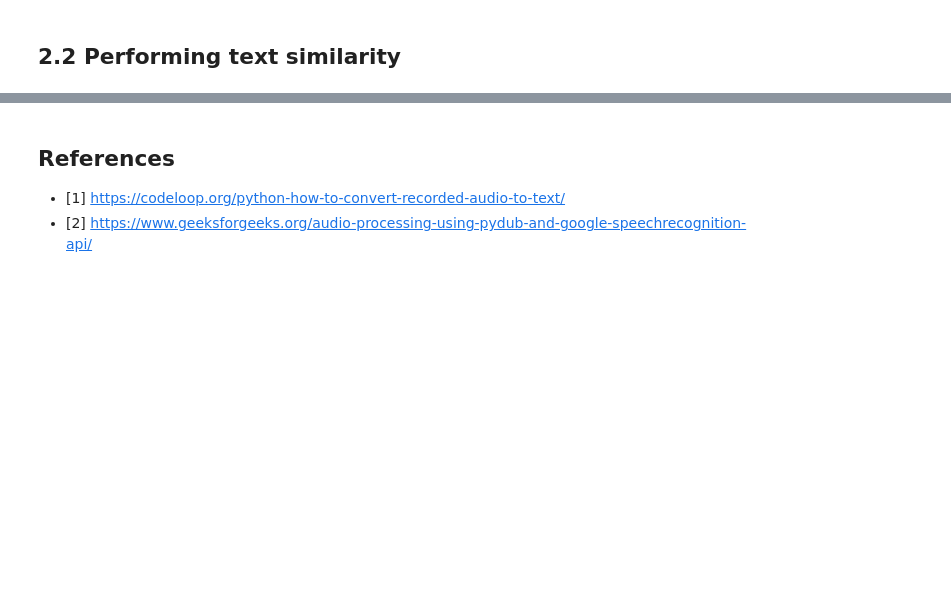
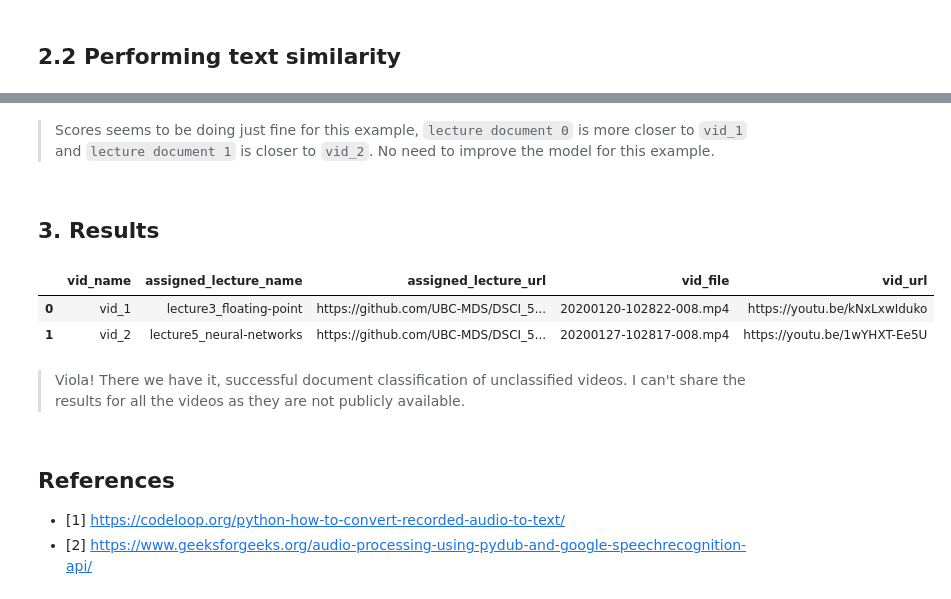
Before and after one commit to anasm-17/auto_video_organizer, a Jupyter notebook: report.ipynb, the cells around one changed output, grey strips where cells are left out. Drawn from its saved outputs; the diff is of its cells as text; code cells hidden in the pictures; blank space fills up the shorter version.

```diff
--- a/report.ipynb
+++ b/report.ipynb
@@ -326,2 +470,4 @@ df_transcr_notes
+# %%
+df_transcr_notes["prep_text"] = df_transcr_notes["transc_text"].apply(lambda x: preprocess(x))
 # %% [markdown]
 ## 2.2 Performing text similarity
@@ -333,3 +527,28 @@ from sklearn.feature_extraction.text import TfidfVectorizer
+# %%
+assigned_lec_class = df_transcr_notes["prep_text"].apply(lambda x: doc_class_assign_tfidf(x, df_lec_notes["prep_text"]))
+# %% [markdown]
+> Scores seems to be doing just fine for this example, `lecture document 0` is more closer to `vid_1` and `lecture document 1` is closer to `vid_2`. No need to improve the model for this example.
+# %% [markdown]
+## 3. Results
+# %%
+df_results = df_transcr_notes.drop(columns=["transc_text", "prep_text"])
+# %%
+# convert lecture class to lecture name using `labeled_docs_indices` from 2.2.1
+df_results["assigned_lecture_name"] = pd.Series(assigned_lec_class.keys()).apply(lambda x: labeled_doc_indices[x])
+# get the lecture URLs
+df_results["assigned_lecture_url"] = df_results["assigned_lecture_name"].apply(lambda x: lecture_urls[x])
+# get the video file name using `videos_dict` from 1.1.1
+df_results["vid_file"] = df_results["vid_name"].apply(lambda x: videos_dict[x])
+# get the video urls
+df_results["vid_url"] = df_results["vid_file"].apply(lambda x: video_urls[x])
+# %%
+df_results
+# %% [output]
+|  | vid_name | assigned_lecture_name | assigned_lecture_url | vid_file | vid_url |
+| 0 | vid_1 | lecture3_floating-point | https://github.com/UBC-MDS/DSCI_5... | 20200120-102822-008.mp4 | https://youtu.be/kNxLxwIduko |
+| 1 | vid_2 | lecture5_neural-networks | https://github.com/UBC-MDS/DSCI_5... | 20200127-102817-008.mp4 | https://youtu.be/1wYHXT-Ee5U |
+# %% [markdown]
+> Viola! There we have it, successful document classification of unclassified videos. I can't share the results for all the videos as they are not publicly available.
 # %% [markdown]
 ## References
 - [1] https://codeloop.org/python-how-to-convert-recorded-audio-to-text/
```
Also changed, not shown: parts of 46 cells of this notebook, 2 other files.
